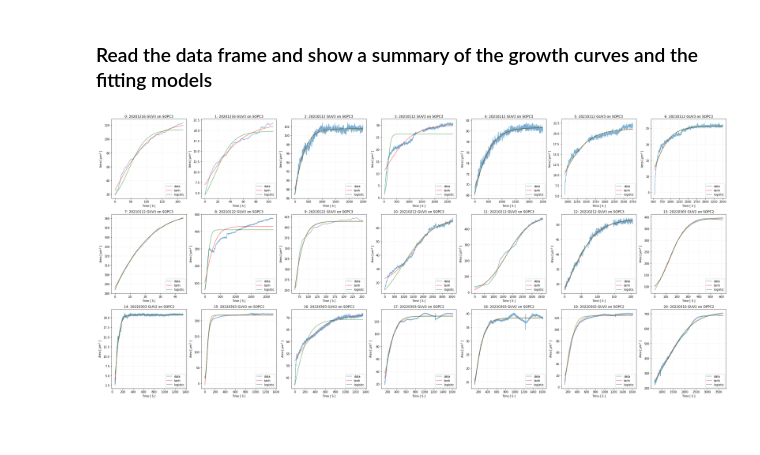
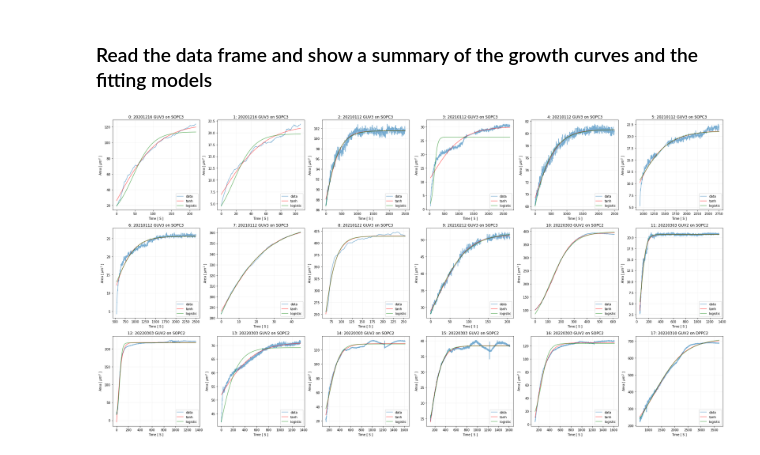
Before and after one commit to ahmed344/growth-curves, a Jupyter notebook: curves_table.ipynb, the cells around one changed output. Saved outputs shown, nothing was run; the diff lists cells and outputs as text; code cells hidden in the pictures; blank space fills up the shorter version.

Commit message:
Delete unwanted curves

```diff
--- a/curves_table.ipynb
+++ b/curves_table.ipynb
@@ -26,36 +26,36 @@ def area_logistic(t, a0, r, k):
 # %% [markdown]
 ### Read the data frame and show a summary of the growth curves and the fitting models
 # %%
-df = pd.read_pickle('Results/initial_area_curves.pkl')
+df = pd.read_pickle('Results/manipulated_area_curves.pkl')
 
 parameters_tanh, parameters_logistic = [], []
-for i in range(21):
+for i in range(18):
     # Read the time and area
     t, A = df['Time'][i], df['Area'][i]
 
     # Fit a general tanh function to the curves
     popt_tanh, _ = curve_fit(area_tanh, t, A, p0=(np.max(A)-np.min(A), 0.01, 0, 0), bounds=([0, 0.0001, 0, -np.max(A)], [np.max(A), 1, t[-1], 1.5*np.max(A)]))
     parameters_tanh.append(popt_tanh)
 
     # Fit a general tanh function to the curves
     popt_logistic, _ = curve_fit(area_logistic, t, A, p0=(1, 0.01, np.max(A)), bounds=([0.1, 0.00001, np.min(A)], [np.min(A), 1, 2*np.max(A)]))
     parameters_logistic.append(popt_logistic)
 
     # Define the figure size only once
-    if i==0: plt.figure(figsize=(40, 18))
+    if i==0: plt.figure(figsize=(35, 18))
 
-    plt.subplot(3, 7, i+1)
+    plt.subplot(3, 6, i+1)
     plt.plot(t, A, label='data', alpha = 0.6)                                                   # data
     plt.plot(t, area_tanh(t, *popt_tanh), label='tanh', alpha = 0.6, color= 'r')                # tanh
     plt.plot(t, area_logistic(t, *popt_logistic), label='logistic', alpha = 0.6, color= 'g')    # logistic
     plt.title(f'{i}: {df["Date"][i]} {df["Discription"][i]}')
     plt.xlabel('Time [ S ]')
     plt.ylabel('Area [ $\mu m^2$ ]')
     plt.grid(color = 'gray', alpha = 0.1)
     plt.legend(loc='lower right')
 
-plt.savefig('Results/initial_area_curves_2')
+plt.savefig('Results/area_curves_2')
 # %% [output]
-[figure, old version]
+[figure, new version]
 # %%
 # Save the initial data frame with proper name
```
Also changed, not shown: parts of 3 cells of this notebook, 2 other files.
